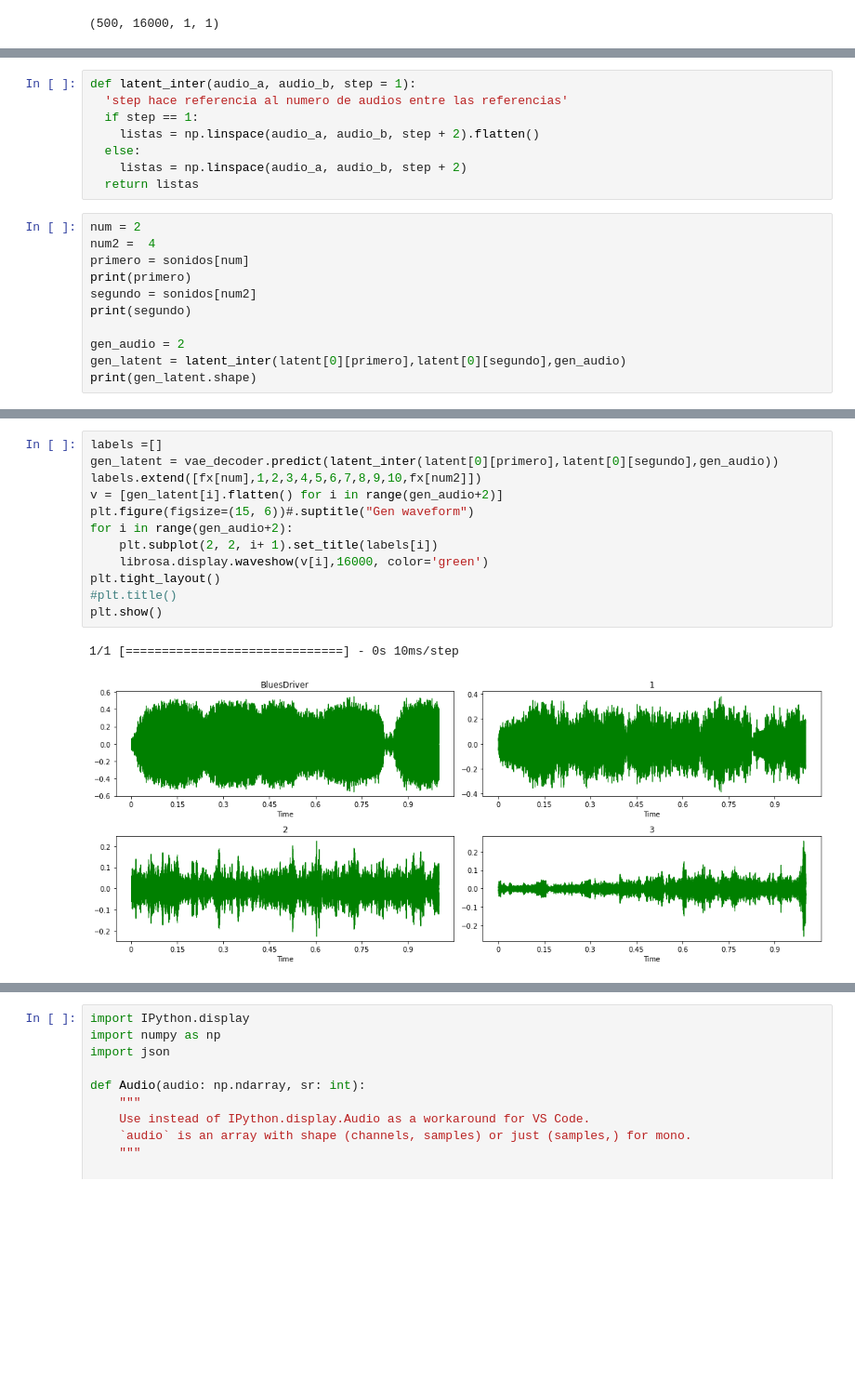
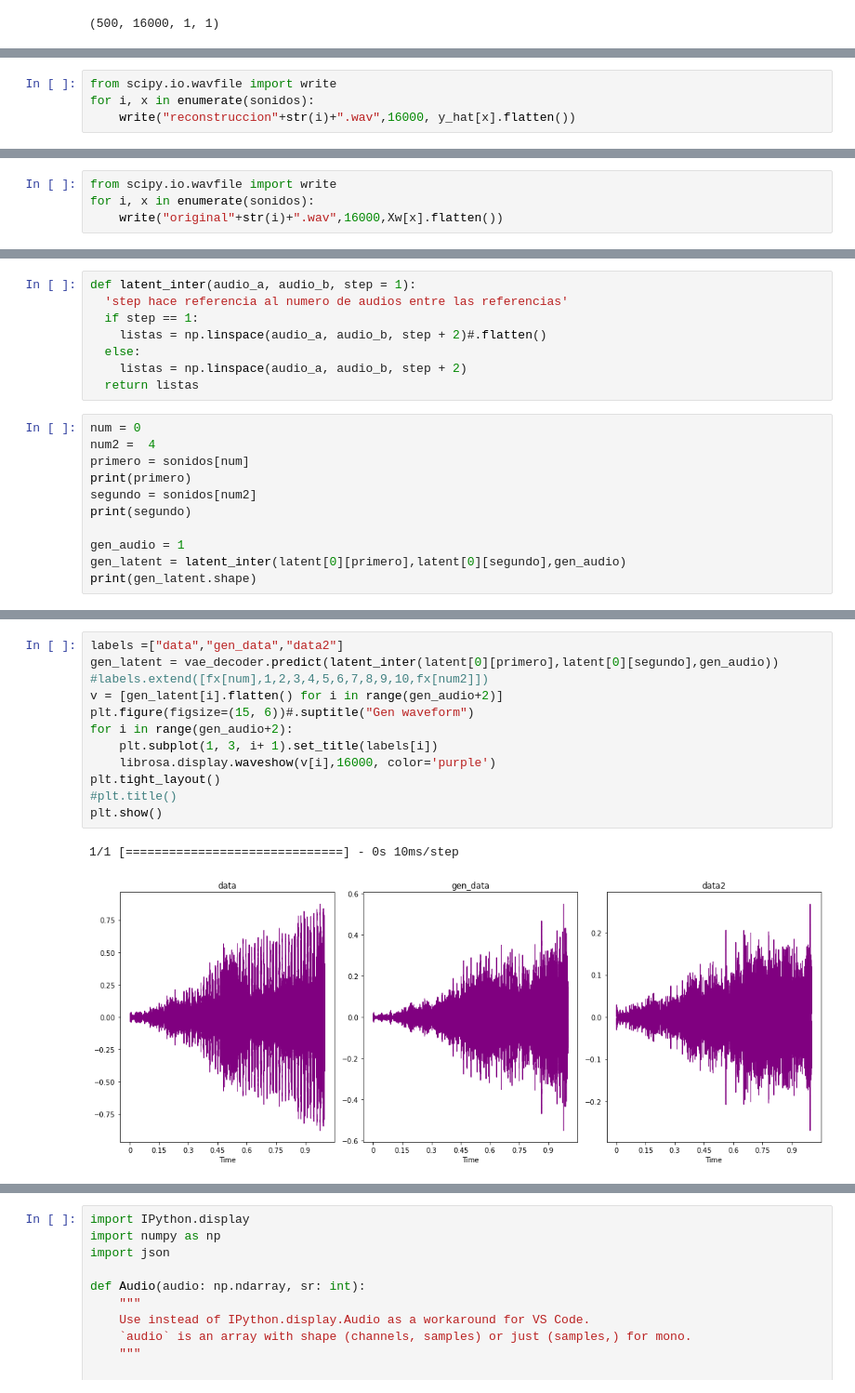
Before and after one commit to mezaga/ACIML, a Jupyter notebook: train.ipynb, the cells around one changed output, grey strips where cells are left out. Shown at 93% size. Cells and saved outputs as stored; diff of their text form; blank space fills up the shorter version.

```diff
--- a/train.ipynb
+++ b/train.ipynb
@@ -217,3 +216,7 @@ plt.show()
+# %%
+from scipy.io.wavfile import write
+for i, x in enumerate(sonidos):
+    write("reconstruccion"+str(i)+".wav",16000, y_hat[x].flatten())
 # %%
 plt.figure(figsize=(15, 6))
 sonidos = [i for i in range(0,500,100)]
@@ -228,3 +230,7 @@ plt.show()
+# %%
+from scipy.io.wavfile import write
+for i, x in enumerate(sonidos):
+    write("original"+str(i)+".wav",16000,Xw[x].flatten())
 # %%
 latent = vae_encoder.predict(Xw)
 # %% [output]
@@ -262,19 +267,19 @@ variance:
 def latent_inter(audio_a, audio_b, step = 1):
   'step hace referencia al numero de audios entre las referencias'
   if step == 1:
-    listas = np.linspace(audio_a, audio_b, step + 2).flatten()
+    listas = np.linspace(audio_a, audio_b, step + 2)#.flatten()
   else:
     listas = np.linspace(audio_a, audio_b, step + 2)
   return listas
 # %%
-num = 2
+num = 0
 num2 =  4
 primero = sonidos[num]
 print(primero)
 segundo = sonidos[num2]
 print(segundo)
 
-gen_audio = 2
+gen_audio = 1
 gen_latent = latent_inter(latent[0][primero],latent[0][segundo],gen_audio)
 print(gen_latent.shape)
 # %% [output]
@@ -284,15 +289,15 @@ print(gen_latent.shape)
 # %%
-labels =[]
+labels =["data","gen_data","data2"]
 gen_latent = vae_decoder.predict(latent_inter(latent[0][primero],latent[0][segundo],gen_audio))
-labels.extend([fx[num],1,2,3,4,5,6,7,8,9,10,fx[num2]])
+#labels.extend([fx[num],1,2,3,4,5,6,7,8,9,10,fx[num2]])
 v = [gen_latent[i].flatten() for i in range(gen_audio+2)]
 plt.figure(figsize=(15, 6))#.suptitle("Gen waveform")
 for i in range(gen_audio+2):
-    plt.subplot(2, 2, i+ 1).set_title(labels[i])
-    librosa.display.waveshow(v[i],16000, color='green')
+    plt.subplot(1, 3, i+ 1).set_title(labels[i])
+    librosa.display.waveshow(v[i],16000, color='purple')
 plt.tight_layout()
 #plt.title()
 plt.show()
 # %% [output]
 1/1 [==============================] - 0s 10ms/step
-[figure, old version]
+[figure, new version]
```
Also changed, not shown: parts of 10 cells of this notebook, 26 other files.
